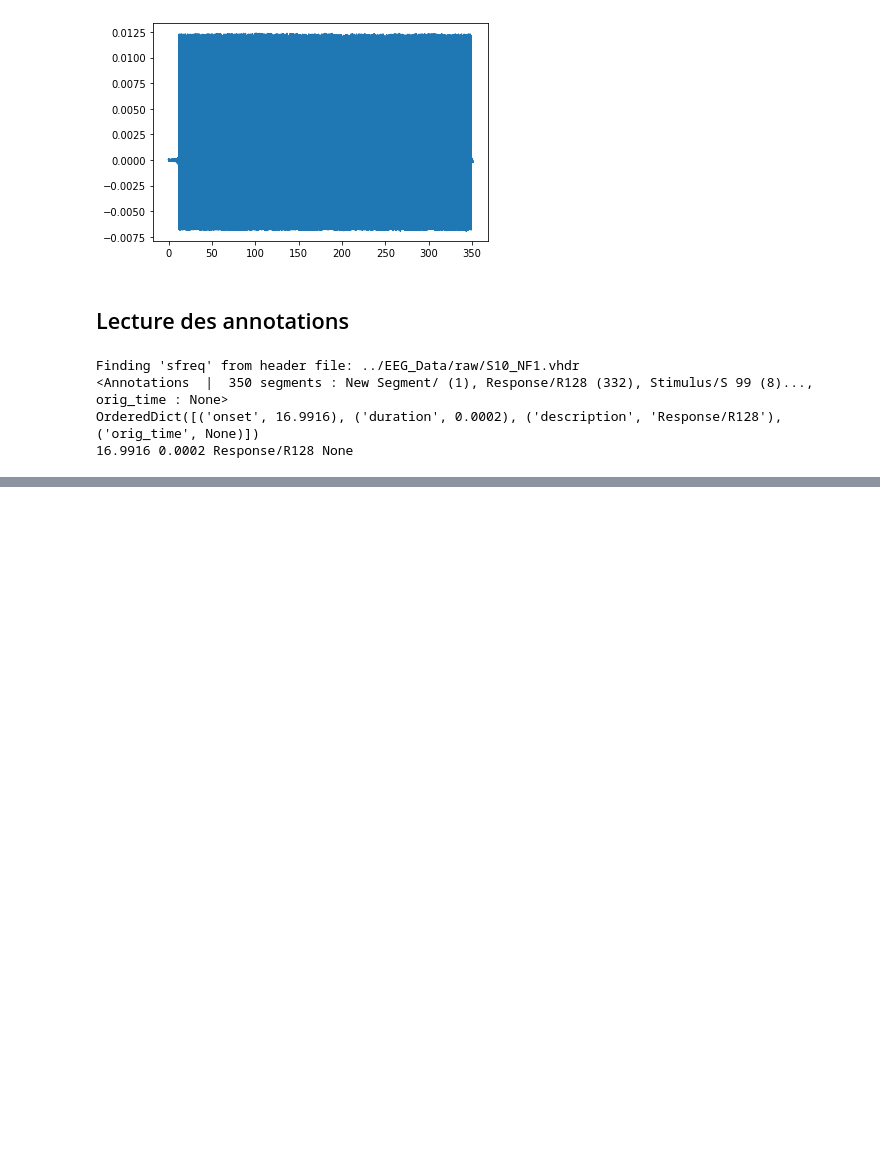
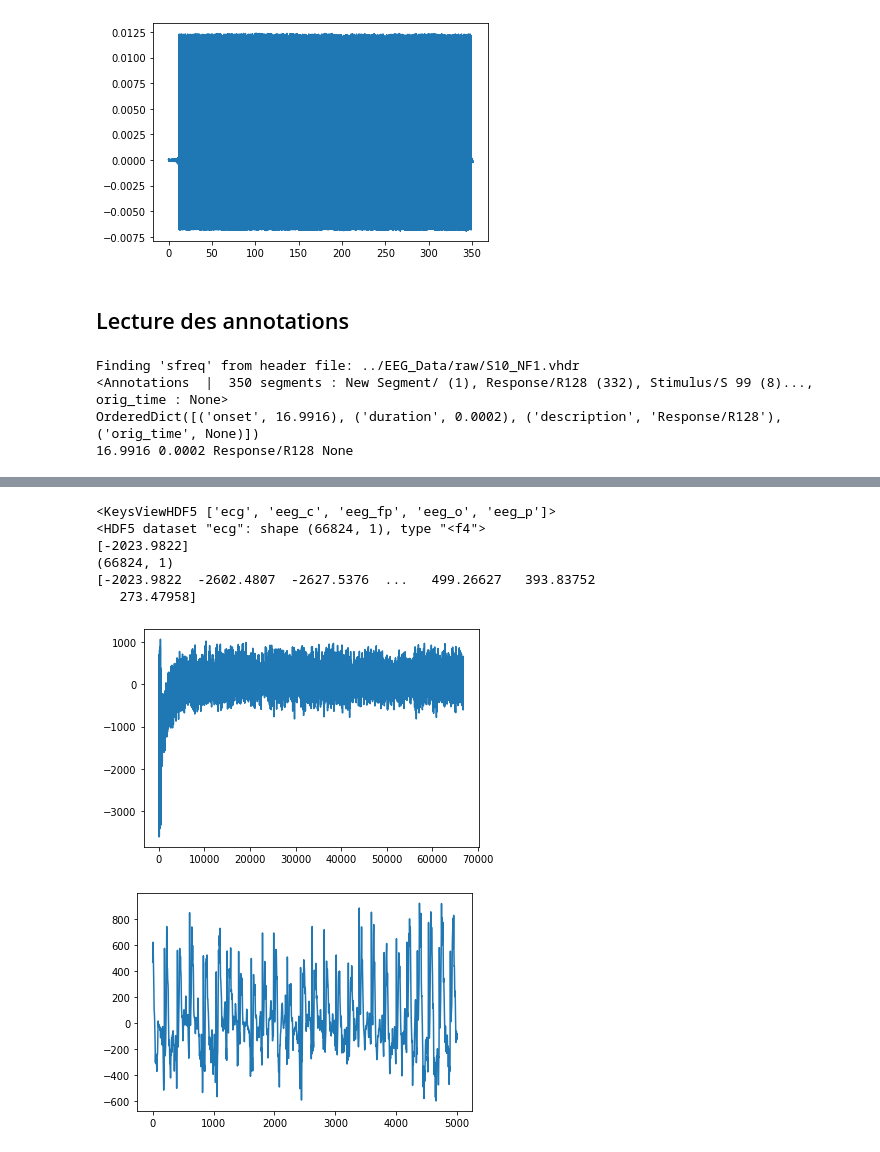
Before and after one commit to MaximeCaute/TraitementSignauxEEG, a Jupyter notebook: Notebooks/Manips MNE.ipynb, the cells around one changed output, grey strips where cells are left out. Saved outputs shown, nothing was run; the diff lists cells and outputs as text; code cells hidden in the pictures; blank space fills up the shorter version.

```diff
--- a/Notebooks/Manips MNE.ipynb
+++ b/Notebooks/Manips MNE.ipynb
@@ -112,3 +112,30 @@ OrderedDict([('onset', 318.825), ('duration', 0.005), ('description', 'Pulse Art
 OrderedDict([('onset', 318.965), ('duration', 0.005), ('description', 'Response/R128'), ('orig_time', None)])
 OrderedDict([('onset', 319.67), ('duration', 0.005), ('description', 'Pulse Artifact/R'), ('orig_time', None)])
 OrderedDict([('onset', 319.965), ('duration', 0.005), ('description', 'Response/R128'), ('orig_time', None)])
+# %%
+mat_file= '../EEG_Data/example_BCG_artifact.mat'
+from scipy.io import loadmat
+#annots = loadmat(mat_file)
+import h5py
+import numpy as np
+with h5py.File(mat_file, 'r') as f:
+    print(f.keys())
+    print(f['ecg'])
+    print(f['ecg'][0])
+    print(f['ecg'].shape)
+    s = np.array([f['ecg'][i][0] for i in range(f['ecg'].shape[0])] )
+    print(s)
+    plt.plot(range(f['ecg'].shape[0]), s)
+    plt.show()
+    start = 20000
+    size = 5000
+    plt.plot(range(size), s[start:start+size])
+# %% [output]
+<KeysViewHDF5 ['ecg', 'eeg_c', 'eeg_fp', 'eeg_o', 'eeg_p']>
+<HDF5 dataset "ecg": shape (66824, 1), type "<f4">
+[-2023.9822]
+(66824, 1)
+[-2023.9822  -2602.4807  -2627.5376  ...   499.26627   393.83752
+   273.47958]
+[figure, added]
+[figure, added]
```
Also changed, not shown: 1 other file.
